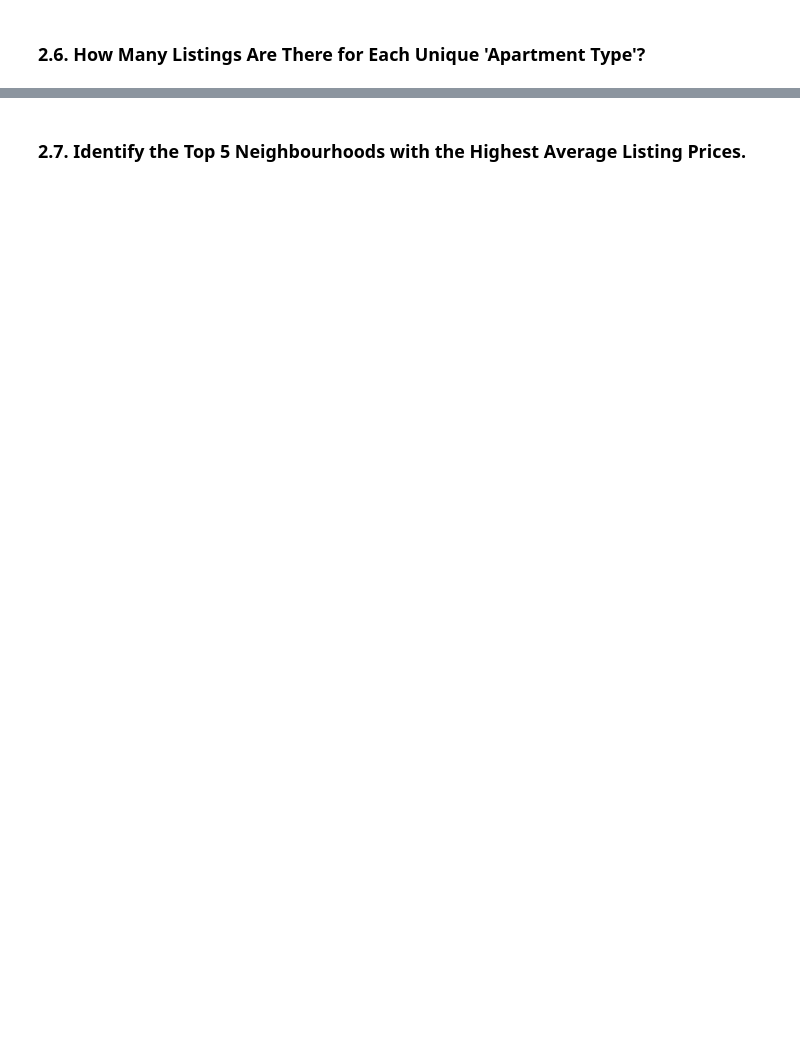
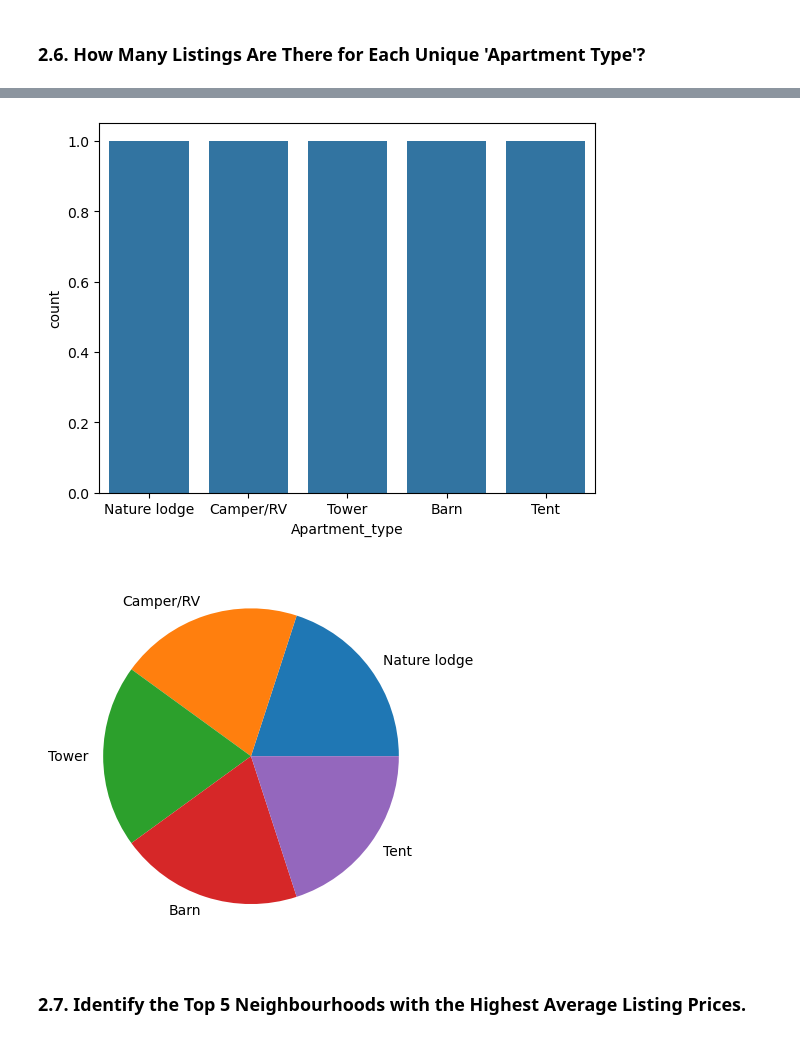
Before and after one commit to buddhathapa12/PrespectiveOnDataScience, a Jupyter notebook: airbnbDataAnalysis/E923Q669_CS746_HW1_EDA.ipynb, the cells around one changed output, grey strips where cells are left out. Saved outputs shown, nothing was run; the diff lists cells and outputs as text; code cells hidden in the pictures; blank space fills up the shorter version.

```diff
--- a/airbnbDataAnalysis/E923Q669_CS746_HW1_EDA.ipynb
+++ b/airbnbDataAnalysis/E923Q669_CS746_HW1_EDA.ipynb
@@ -495,5 +599,16 @@ Rating:
 # %%
 # 2.6.4 Find, Plot, and Display the bottom 5 least common apartment types
+last5ApartmentTypes = frequencyOfUniqueApartmentType.tail(5)
+last5ApartmentTypes
+
+sns.barplot(last5ApartmentTypes)
+plt.show()
+
+plt.pie(last5ApartmentTypes, labels= last5ApartmentTypes.index)
+plt.show()
+# %% [output]
+[figure, added]
+[figure, added]
 # %% [markdown]
 ### 2.7. **Identify the Top 5 Neighbourhoods with the Highest Average Listing Prices.**
 # %%
```
Also changed, not shown: parts of 11 cells of this notebook.
